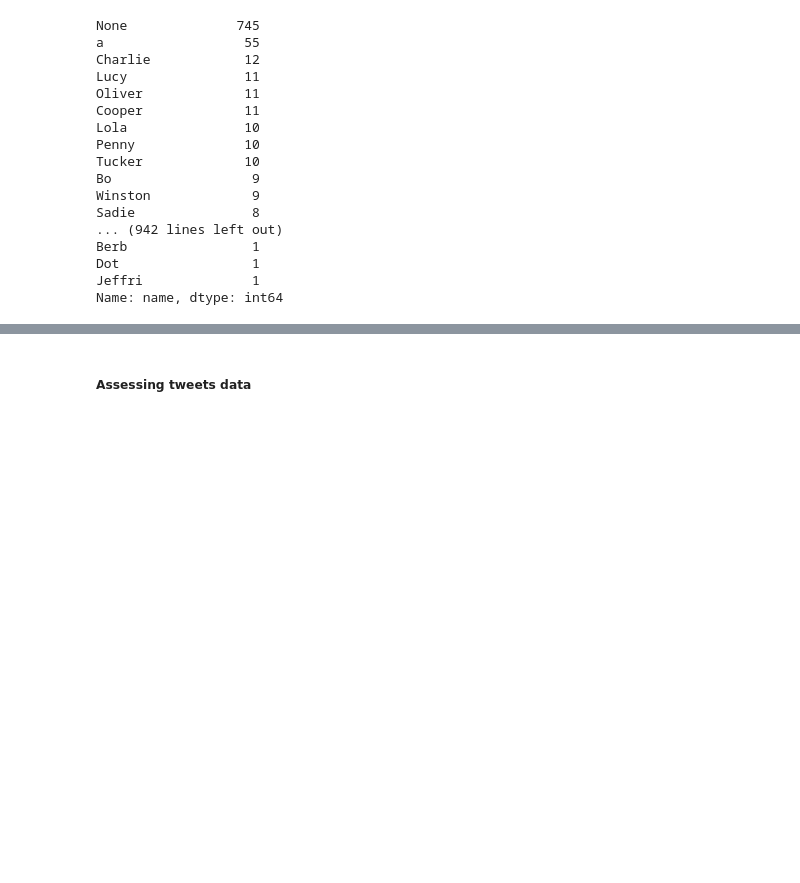
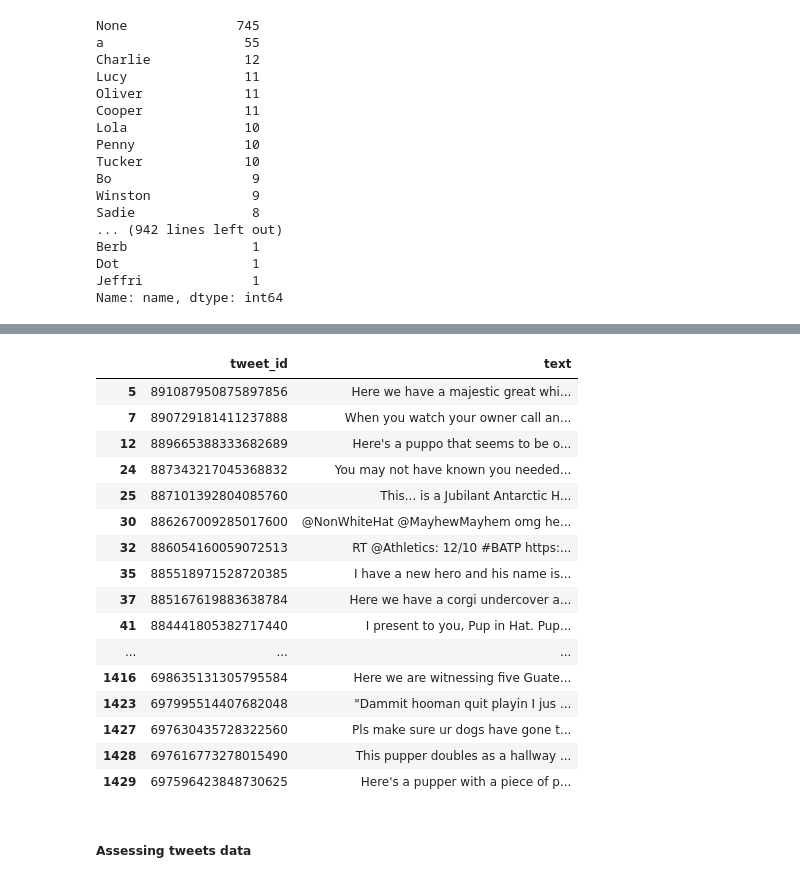
Before and after one commit to floreencia/we-rate-dogs-data-analysis, a Jupyter notebook: wrangle_act.ipynb, the cells around one changed output, grey strips where cells are left out. Saved outputs shown, nothing was run; the diff lists cells and outputs as text; code cells hidden in the pictures; blank space fills up the shorter version.

Commit message:
clean: Fill-in missing dog names

```diff
--- a/wrangle_act.ipynb
+++ b/wrangle_act.ipynb
@@ -32,8 +32,9 @@ import re
 %matplotlib inline
 
 pd.set_option('display.max_rows', 2500)
-pd.set_option('display.max_columns', 500)
+pd.set_option('display.max_columns', 2000)
 pd.set_option('display.width', 5000)
+pd.set_option('display.max_colwidth', -1)
 # %% [markdown]
 ## Data Wrangling <a name="data-wrangling"></a>
 The first paragraph text
@@ -251,6 +252,27 @@ for i, row in twitter_dogs_archive.iterrows():
 2353 - Here is a very happy pup. Big fan of well-maintained decks. Just look at that tongue. 9/10 would cuddle af https://t.co/y671yMhoiR
 2354 - This is a western brown Mitsubishi terrier. Upset about leaf. Actually 2 dogs here. 7/10 would walk the shit out of https://t.co/r7mOb2m0UI
 2355 - Here we have a Japanese Irish Setter. Lost eye in Vietnam (?). Big fan of relaxing on stair. 8/10 would pet https://t.co/BLDqew2Ijj
+# %%
+# Assess all observations with None values to doublecheck if names were missed
+twitter_dogs_archive[twitter_dogs_archive.name == "None"][['tweet_id','text']]
+# %% [output]
+|  | tweet_id | text |
+| 5 | 891087950875897856 | Here we have a majestic great whi... |
+| 7 | 890729181411237888 | When you watch your owner call an... |
+| 12 | 889665388333682689 | Here's a puppo that seems to be o... |
+| 24 | 887343217045368832 | You may not have known you needed... |
+| 25 | 887101392804085760 | This... is a Jubilant Antarctic H... |
+| 30 | 886267009285017600 | @NonWhiteHat @MayhewMayhem omg he... |
+| 32 | 886054160059072513 | RT @Athletics: 12/10 #BATP https:... |
+| 35 | 885518971528720385 | I have a new hero and his name is... |
+| 37 | 885167619883638784 | Here we have a corgi undercover a... |
+| 41 | 884441805382717440 | I present to you, Pup in Hat. Pup... |
+| ... | ... | ... |
+| 1416 | 698635131305795584 | Here we are witnessing five Guate... |
+| 1423 | 697995514407682048 | "Dammit hooman quit playin I jus ... |
+| 1427 | 697630435728322560 | Pls make sure ur dogs have gone t... |
+| 1428 | 697616773278015490 | This pupper doubles as a hallway ... |
+| 1429 | 697596423848730625 | Here's a pupper with a piece of p... |
 # %%
 twitter_dogs_archive[twitter_dogs_archive.tweet_id == 679062614270468096]
 # %%
```
Also changed, not shown: parts of 17 cells of this notebook.
